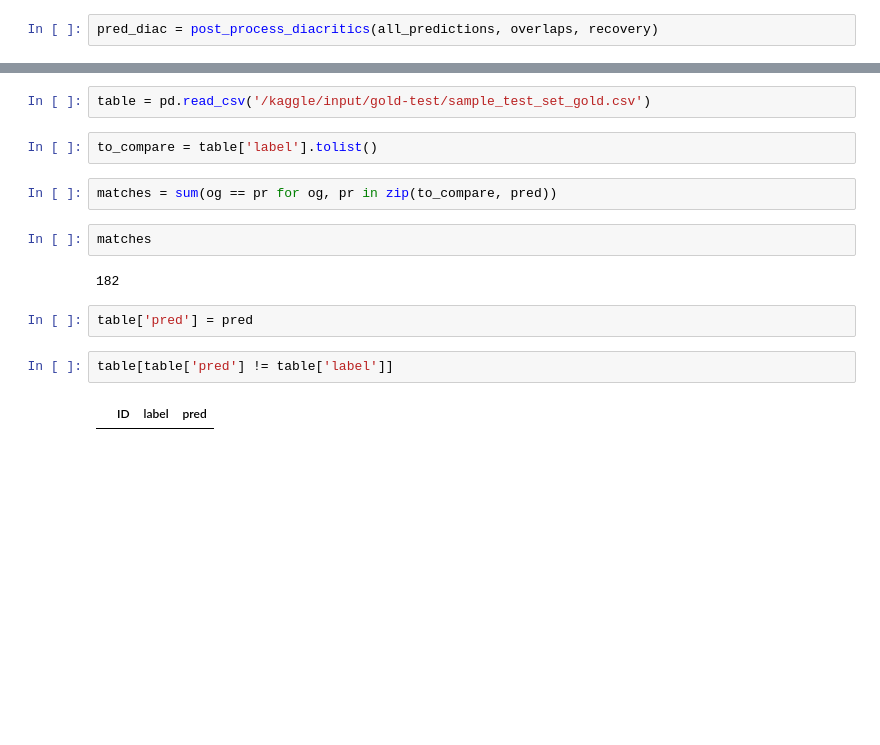
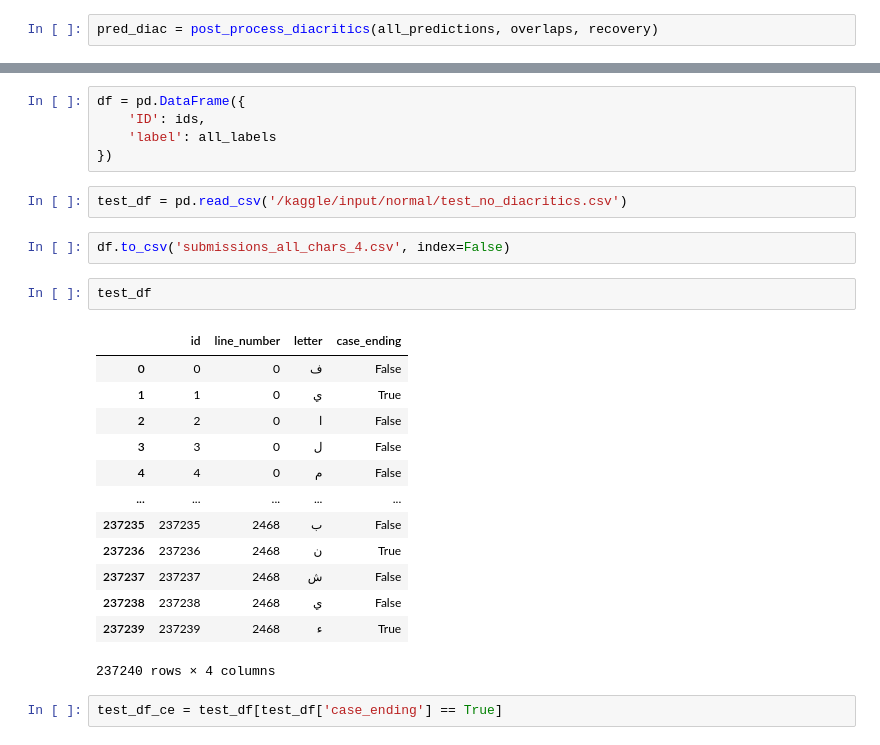
Before and after one commit to zizoisprogramming/arabic-diacritization, a Jupyter notebook: notebooks/full_pipeline.ipynb, the cells around one changed output, grey strips where cells are left out. Saved outputs shown, nothing was run; the diff lists cells and outputs as text; blank space fills up the shorter version.

```diff
--- a/notebooks/full_pipeline.ipynb
+++ b/notebooks/full_pipeline.ipynb
@@ -725,16 +766,27 @@ import pandas as pd
 # %%
-table = pd.read_csv('/kaggle/input/gold-test/sample_test_set_gold.csv')
+df = pd.DataFrame({
+    'ID': ids,
+    'label': all_labels
+})
+# %%
+test_df = pd.read_csv('/kaggle/input/normal/test_no_diacritics.csv')
 # %%
-to_compare = table['label'].tolist()
+df.to_csv('submissions_all_chars_4.csv', index=False)
-# %%
-matches = sum(og == pr for og, pr in zip(to_compare, pred))
-# %%
-matches
-# %% [output]
-182
-# %%
-table['pred'] = pred
-# %%
-table[table['pred'] != table['label']]
-# %% [output]
-|  | ID | label | pred |
+# %%
+test_df
+# %% [output]
+|  | id | line_number | letter | case_ending |
+| 0 | 0 | 0 | ف | False |
+| 1 | 1 | 0 | ي | True |
+| 2 | 2 | 0 | ا | False |
+| 3 | 3 | 0 | ل | False |
+| 4 | 4 | 0 | م | False |
+| ... | ... | ... | ... | ... |
+| 237235 | 237235 | 2468 | ب | False |
+| 237236 | 237236 | 2468 | ن | True |
+| 237237 | 237237 | 2468 | ش | False |
+| 237238 | 237238 | 2468 | ي | False |
+| 237239 | 237239 | 2468 | ء | True |
+237240 rows × 4 columns
+# %%
+test_df_ce = test_df[test_df['case_ending'] == True]
```
Also changed, not shown: parts of 26 cells of this notebook.
